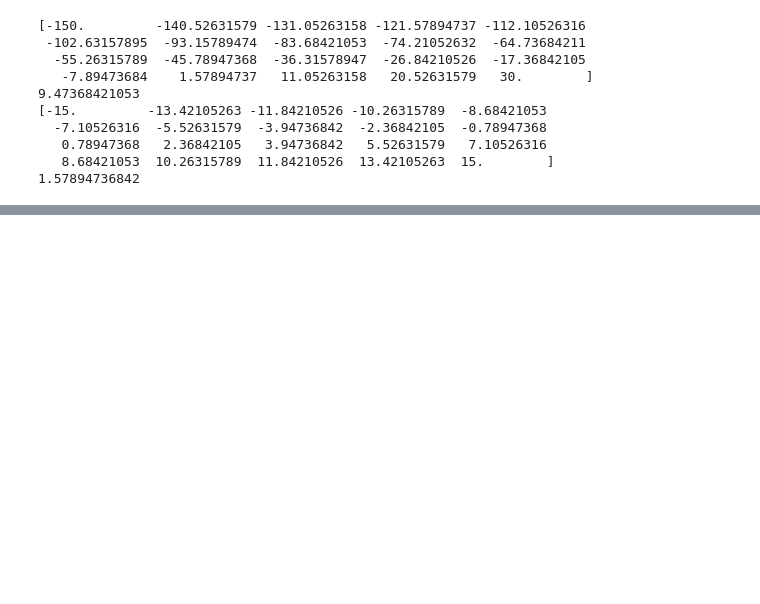
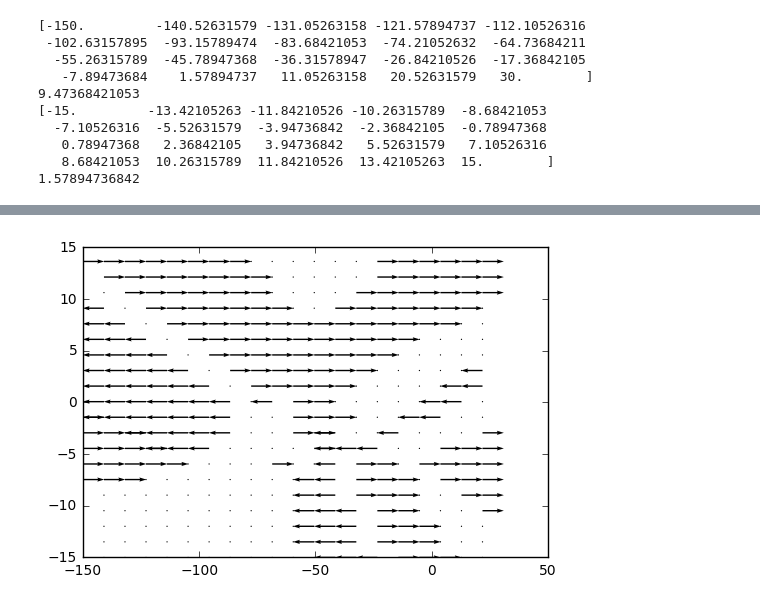
Before and after one commit to DunaiFuentes/unsupNN, a Jupyter notebook: Project2/RL_vidit.ipynb, the cells around one changed output, grey strips where cells are left out. Drawn from its saved outputs; the diff is of its cells as text; code cells hidden in the pictures; blank space fills up the shorter version.

```diff
--- a/Project2/RL_vidit.ipynb
+++ b/Project2/RL_vidit.ipynb
@@ -65,0 +80,5 @@ plb.plot(latencies)
+# %%
+vec = vec_field[1]
+Q= plb.quiver(u[skip],v[skip],vec[skip],dummy[skip])
+# %% [output]
+[figure, added]
```
Also changed, not shown: parts of 9 cells of this notebook, 2 other files.
